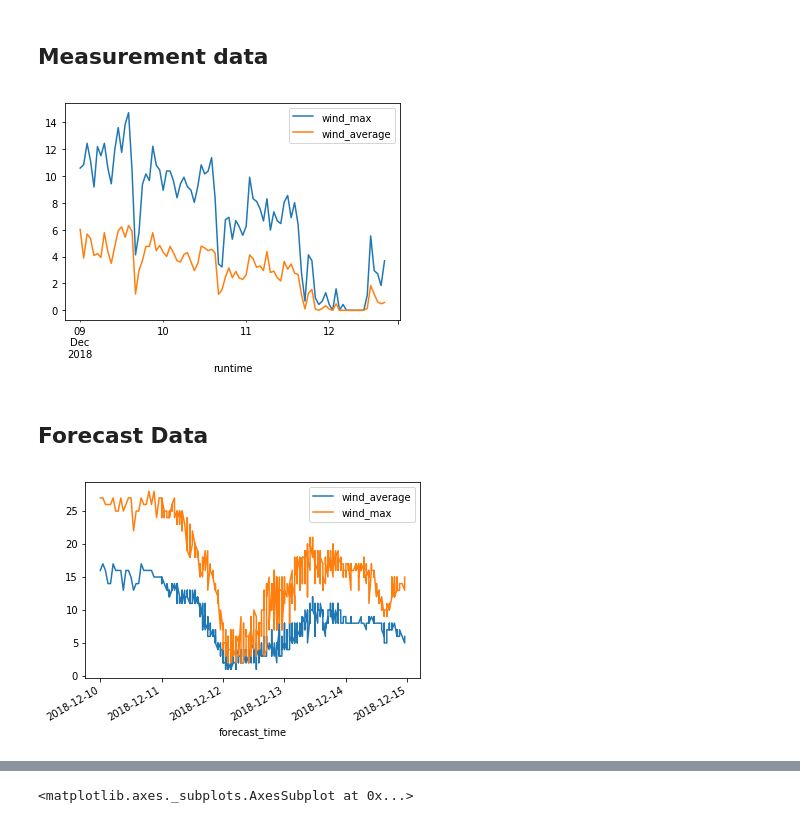
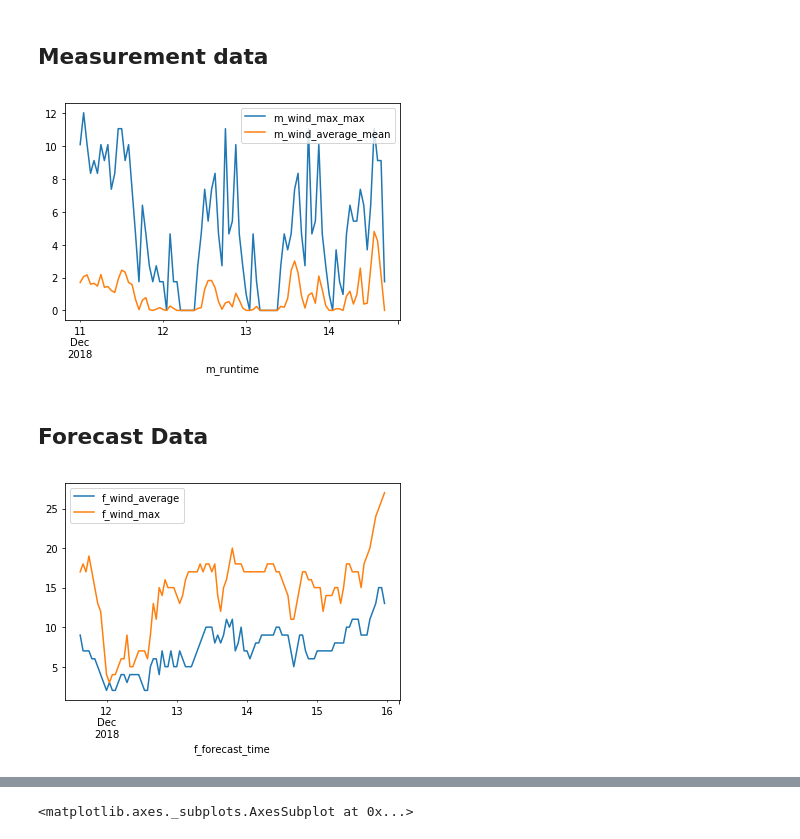
Before and after one commit to windhunter9/notebooks, a Jupyter notebook: weather.ipynb, the cells around one changed output, grey strips where cells are left out. Saved outputs shown, nothing was run; the diff lists cells and outputs as text; code cells hidden in the pictures.

Commit message:
Added some plots

```diff
--- a/weather.ipynb
+++ b/weather.ipynb
@@ -69,0 +67,16 @@ runtime
+# %%
+start_date = datetime(2018, 12, 11)
+end_date = datetime(2018, 12, 16)
+forecast_hour = 22
+
+
+df_f = SelectRealForecast(forecast)
+df_f = SelectTimeRange(df_f, 'forecast_time', start_date, end_date)
+df_f = SelectRunHour(df_f,forecast_hour)
+
+df_m = SelectTimeRange(measurement, 'runtime', start_date, end_date)
+df_m = ResampleMean(df_m, 'runtime', 'h')
+
+
+df_m = df_m.add_prefix('m_')
+df_f = df_f.add_prefix('f_')
@@ -73,15 +106,15 @@ runtime
 fig, ax = plt.subplots()
 
 #measurement_hourly.plot(ax = ax, y = ['wind_max', 'wind_average']);
-measurement_hourly.plot(ax = ax, x= 'runtime', y = 'wind_max');
-measurement_hourly.plot(ax = ax, x= 'runtime', y = 'wind_average');
+df_m.plot(ax = ax, x= 'm_runtime', y = 'm_wind_max_max');
+df_m.plot(ax = ax, x= 'm_runtime', y = 'm_wind_average_mean');
 # %% [output]
-[figure, old version]
+[figure, new version]
 # %% [markdown]
 ##  Forecast Data
 # %%
 fig, ax = plt.subplots()
-forecast.plot(ax = ax, x = 'forecast_time', y = 'wind_average');
-forecast.plot(ax = ax, x = 'forecast_time', y = 'wind_max');
+df_f.plot(ax = ax, x = 'f_forecast_time', y = 'f_wind_average');
+df_f.plot(ax = ax, x = 'f_forecast_time', y = 'f_wind_max');
 # %% [output]
-[figure, old version]
+[figure, new version]
```
Also changed, not shown: parts of 17 cells of this notebook.
